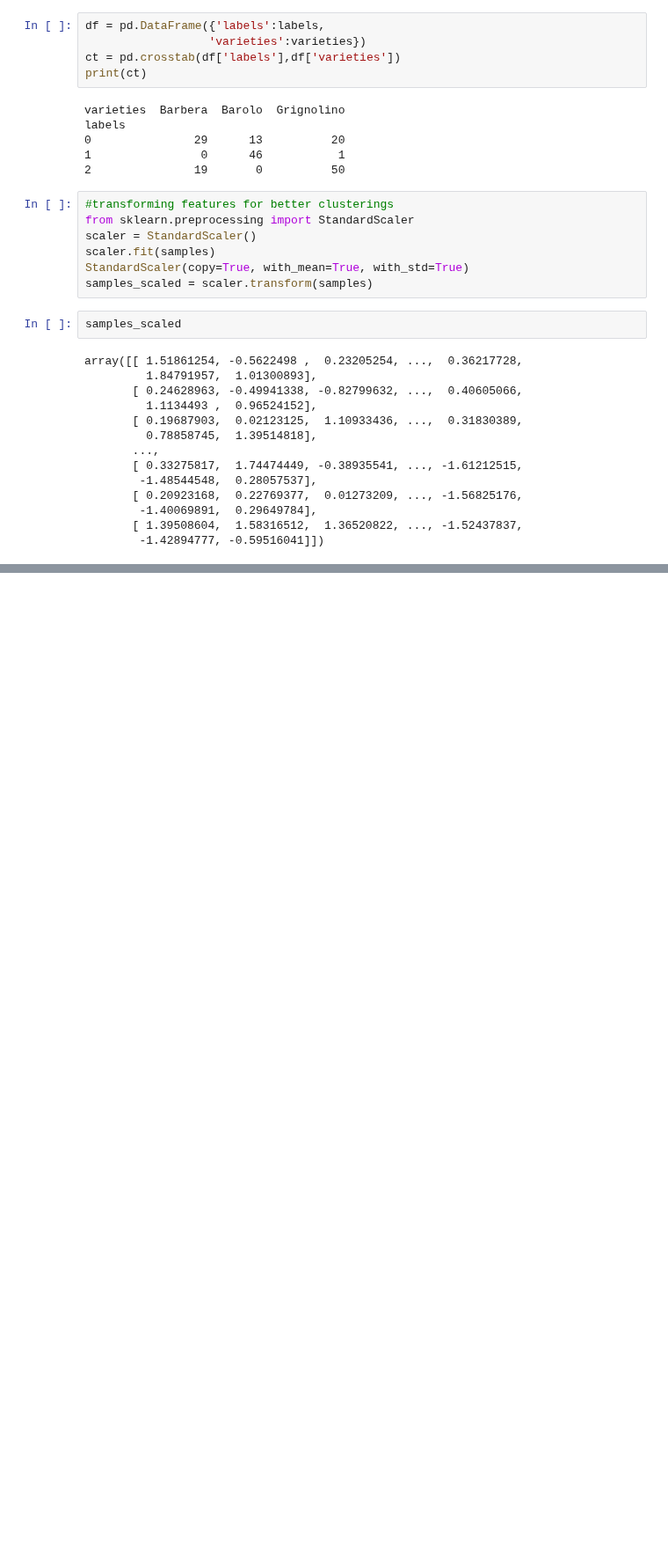
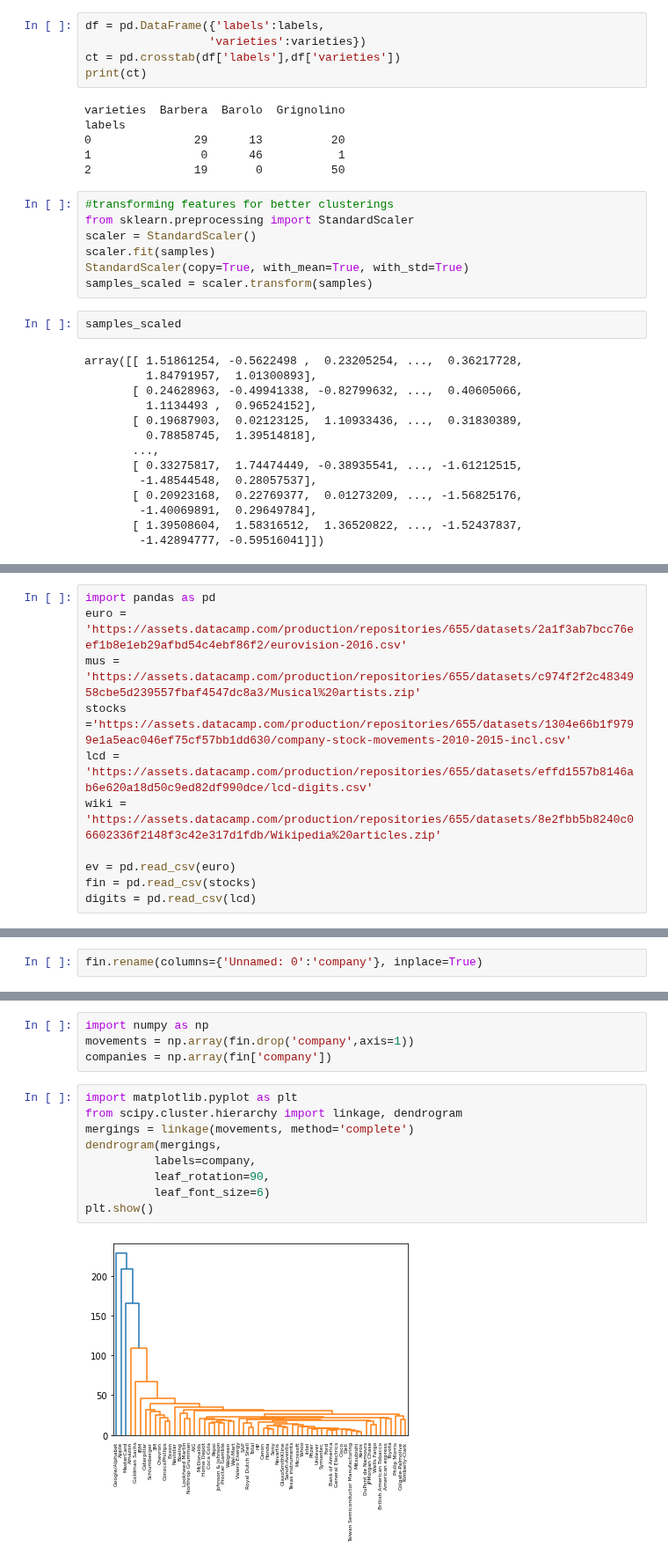
Before and after one commit to ecuerbo/pyprac, a Jupyter notebook: datacamp/unsupervised-learning.ipynb, the cells around one changed output, grey strips where cells are left out. Shown at 88% size. Drawn from its saved outputs; the diff is of its cells as text; blank space fills up the shorter version.

```diff
--- a/datacamp/unsupervised-learning.ipynb
+++ b/datacamp/unsupervised-learning.ipynb
@@ -184,0 +185,11 @@ labels = pipeline.predict(samples)
+# %%
+import pandas as pd
+euro = 'https://assets.datacamp.com/production/repositories/655/datasets/2a1f3ab7bcc76eef1b8e1eb29afbd54c4ebf86f2/eurovision-2016.csv'
+mus = 'https://assets.datacamp.com/production/repositories/655/datasets/c974f2f2c4834958cbe5d239557fbaf4547dc8a3/Musical%20artists.zip'
+stocks ='https://assets.datacamp.com/production/repositories/655/datasets/1304e66b1f9799e1a5eac046ef75cf57bb1dd630/company-stock-movements-2010-2015-incl.csv'
+lcd = 'https://assets.datacamp.com/production/repositories/655/datasets/effd1557b8146ab6e620a18d50c9ed82df990dce/lcd-digits.csv'
+wiki = 'https://assets.datacamp.com/production/repositories/655/datasets/8e2fbb5b8240c06602336f2148f3c42e317d1fdb/Wikipedia%20articles.zip'
+
+ev = pd.read_csv(euro)
+fin = pd.read_csv(stocks)
+digits = pd.read_csv(lcd)
@@ -184,0 +223,2 @@ labels = pipeline.predict(samples)
+# %%
+fin.rename(columns={'Unnamed: 0':'company'}, inplace=True)
@@ -184,0 +235,15 @@ labels = pipeline.predict(samples)
+# %%
+import numpy as np
+movements = np.array(fin.drop('company',axis=1))
+companies = np.array(fin['company'])
+# %%
+import matplotlib.pyplot as plt
+from scipy.cluster.hierarchy import linkage, dendrogram
+mergings = linkage(movements, method='complete')
+dendrogram(mergings,
+          labels=company,
+          leaf_rotation=90,
+          leaf_font_size=6)
+plt.show()
+# %% [output]
+[figure, added]
```
Also changed, not shown: parts of 18 cells of this notebook.
